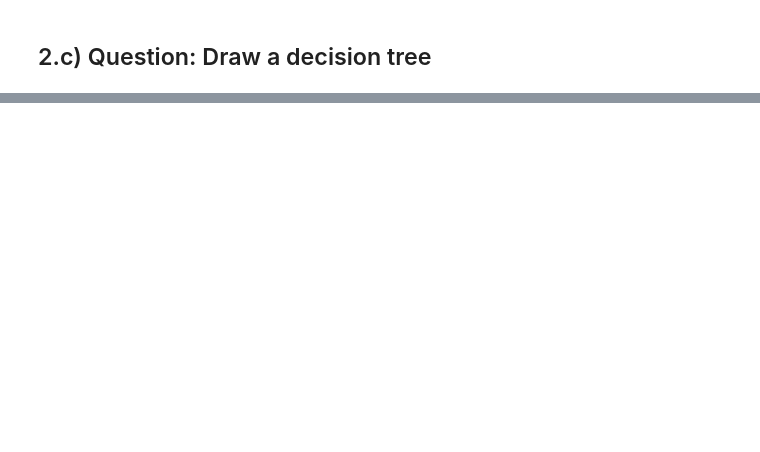
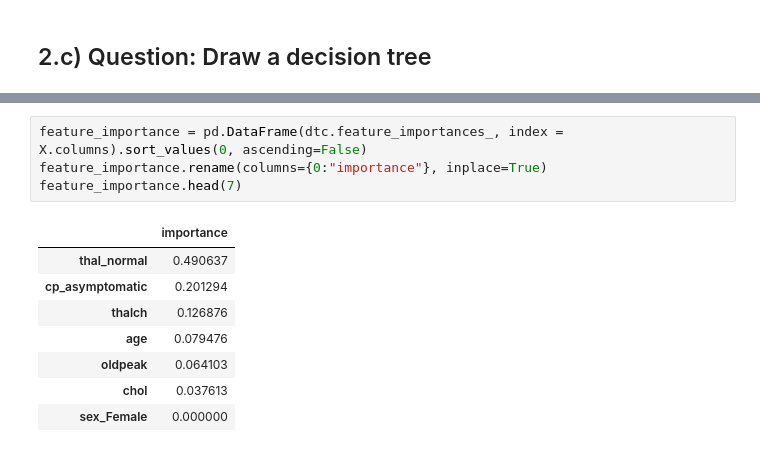
Before and after one commit to FahimehFereydounian/Introduction-to-DS, a Jupyter notebook: Assignment 1/02_decision_trees.ipynb, the cells around one changed output, grey strips where cells are left out. Drawn from its saved outputs; the diff is of its cells as text; blank space fills up the shorter version.

```diff
--- a/Assignment 1/02_decision_trees.ipynb
+++ b/Assignment 1/02_decision_trees.ipynb
@@ -27,0 +220,13 @@ Loading the train and test data sets
+# %%
+feature_importance = pd.DataFrame(dtc.feature_importances_, index = X.columns).sort_values(0, ascending=False)
+feature_importance.rename(columns={0:"importance"}, inplace=True)
+feature_importance.head(7)
+# %% [output]
+|  | importance |
+| thal_normal | 0.490637 |
+| cp_asymptomatic | 0.201294 |
+| thalch | 0.126876 |
+| age | 0.079476 |
+| oldpeak | 0.064103 |
+| chol | 0.037613 |
+| sex_Female | 0.000000 |
```
Also changed, not shown: parts of 24 cells of this notebook.
